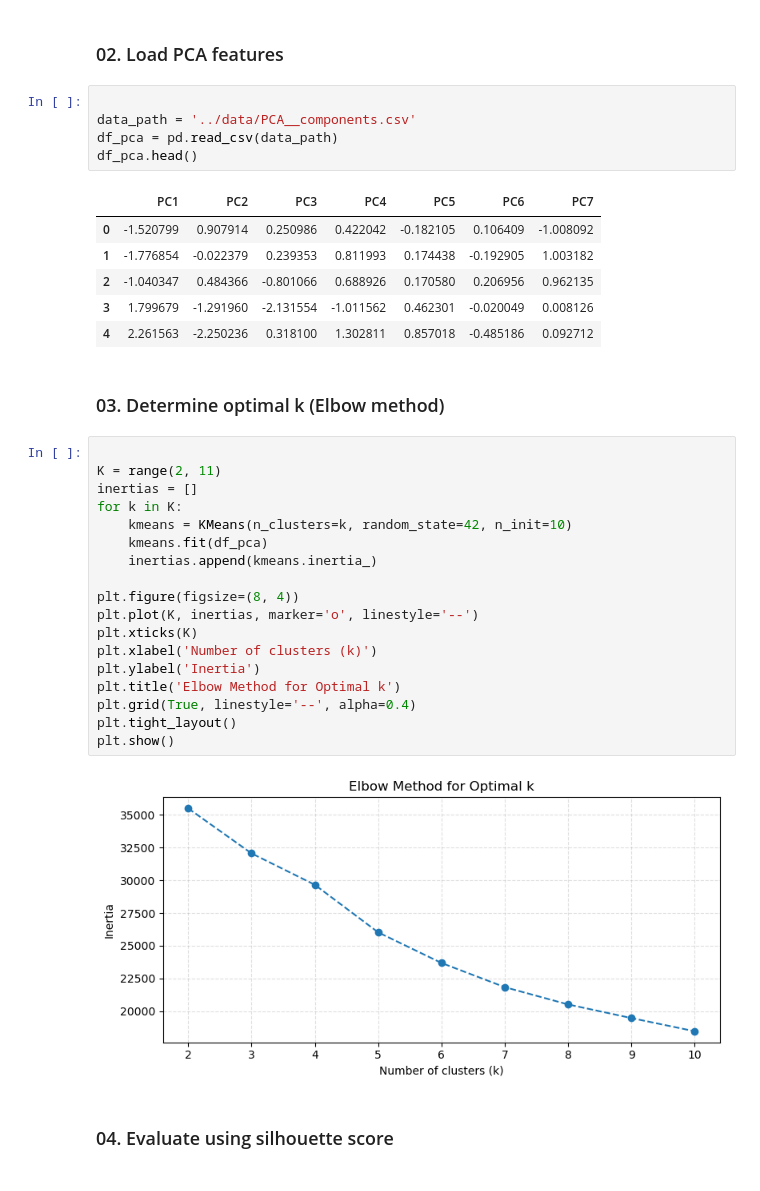
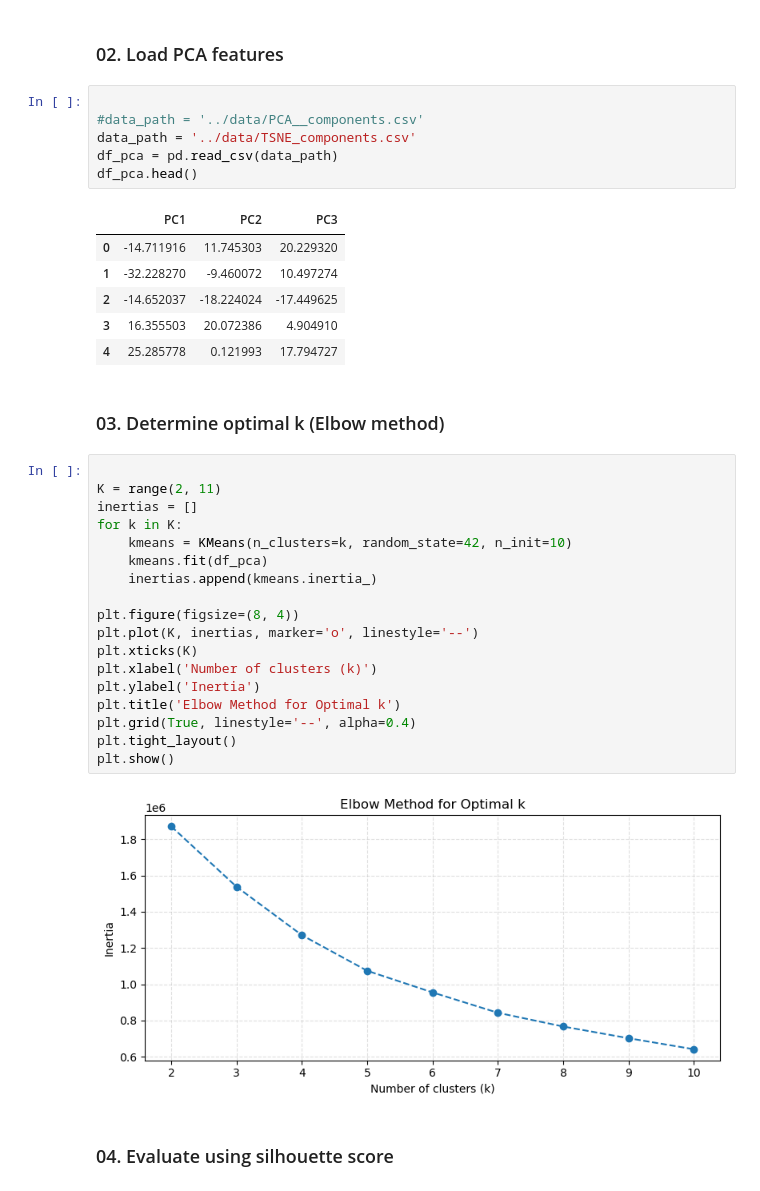
Before and after one commit to dinod001/Viral_Social_Media_Trends-ML, a Jupyter notebook: Model Training/Clustering/models/Kmean_clustering.ipynb, the cells around one changed output. Cells and saved outputs as stored; diff of their text form.

```diff
--- a/Model Training/Clustering/models/Kmean_clustering.ipynb
+++ b/Model Training/Clustering/models/Kmean_clustering.ipynb
@@ -10,16 +10,17 @@ import matplotlib.pyplot as plt
 ### 02. Load PCA features
 # %%
 
-data_path = '../data/PCA__components.csv'
+#data_path = '../data/PCA__components.csv'
+data_path = '../data/TSNE_components.csv'
 df_pca = pd.read_csv(data_path)
 df_pca.head()
 # %% [output]
-|  | PC1 | PC2 | PC3 | PC4 | PC5 | PC6 | PC7 |
-| 0 | -1.520799 | 0.907914 | 0.250986 | 0.422042 | -0.182105 | 0.106409 | -1.008092 |
-| 1 | -1.776854 | -0.022379 | 0.239353 | 0.811993 | 0.174438 | -0.192905 | 1.003182 |
-| 2 | -1.040347 | 0.484366 | -0.801066 | 0.688926 | 0.170580 | 0.206956 | 0.962135 |
-| 3 | 1.799679 | -1.291960 | -2.131554 | -1.011562 | 0.462301 | -0.020049 | 0.008126 |
-| 4 | 2.261563 | -2.250236 | 0.318100 | 1.302811 | 0.857018 | -0.485186 | 0.092712 |
+|  | PC1 | PC2 | PC3 |
+| 0 | -14.711916 | 11.745303 | 20.229320 |
+| 1 | -32.228270 | -9.460072 | 10.497274 |
+| 2 | -14.652037 | -18.224024 | -17.449625 |
+| 3 | 16.355503 | 20.072386 | 4.904910 |
+| 4 | 25.285778 | 0.121993 | 17.794727 |
 # %% [markdown]
 ### 03. Determine optimal k (Elbow method)
 # %%
@@ -41,7 +42,7 @@ plt.grid(True, linestyle='--', alpha=0.4)
 plt.tight_layout()
 plt.show()
 # %% [output]
-[figure, old version]
+[figure, new version]
 # %% [markdown]
 ### 04. Evaluate using silhouette score
 # %%
```
Also changed, not shown: parts of 3 cells of this notebook, 3 other files.
